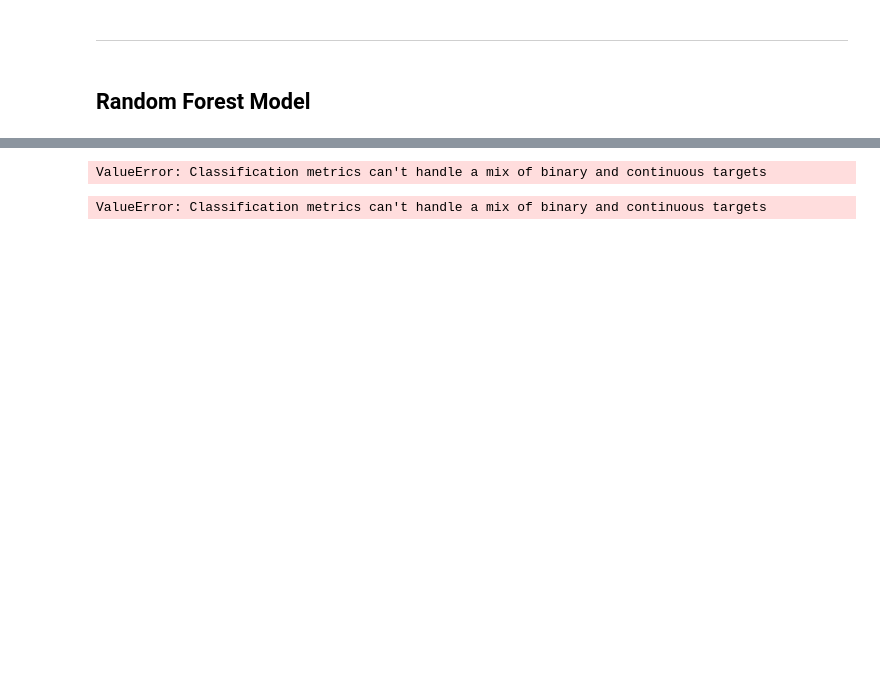
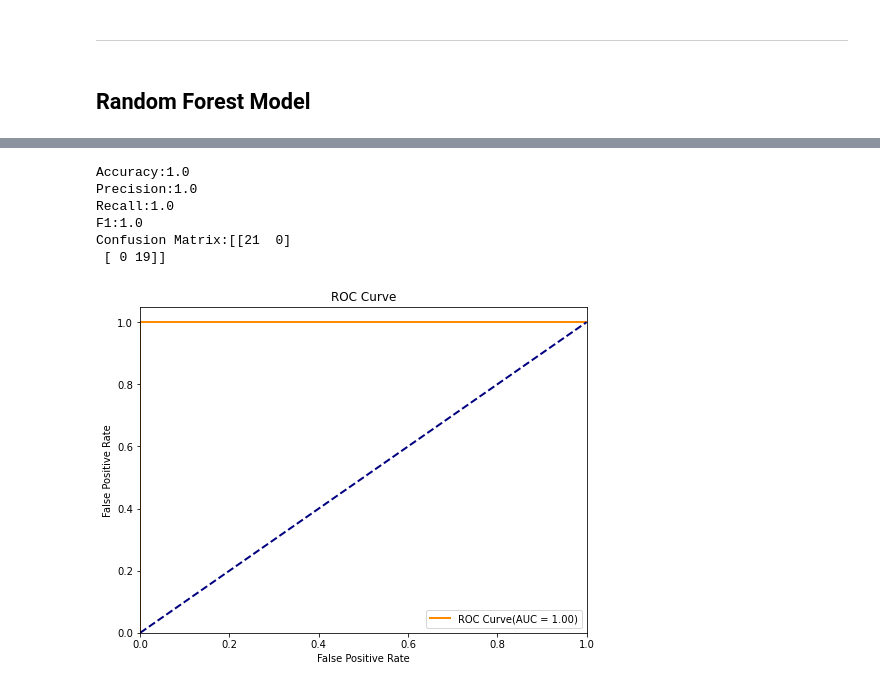
Before and after one commit to Edna722/CODSOFT_ML, a Jupyter notebook: Sales Prediction.ipynb, the cells around one changed output, grey strips where cells are left out. Drawn from its saved outputs; the diff is of its cells as text; code cells hidden in the pictures; blank space fills up the shorter version.

```diff
--- a/Sales Prediction.ipynb
+++ b/Sales Prediction.ipynb
@@ -301,11 +311,14 @@ Mean Squared Error:0.03948946937504335
 # %% [markdown]
 ## Random Forest Model
 # %%
-# Create a pipeline with the preprocessed and modelling steps
+# Create a pipeline with the preprocessed and modeling steps
 pipeline = Pipeline([
     ('scaler', StandardScaler()),
     ('clf', RandomForestClassifier())
 ])
+
+# Fit the entire pipeline, including fitting the scaler
+pipeline.fit(X_train, y_train)
+
+# Predict the labels of the test set
+y_pred = pipeline.predict(X_test)
-# %%
-# Fit the model
-pipeline.fit = (X_train, y_train)
@@ -317,13 +325,26 @@ NotFittedError: This StandardScaler instance is not fitted yet. Call 'fit' with
-# %%
-accuracy = accuracy_score(y_test, y_pred)
-
-print(f"Accuracy:{accuracy}")
-# %% [output]
-ValueError: Classification metrics can't handle a mix of binary and continuous targets
-# %%
-
-precision = precision_score(y_test, y_pred)
-recall = recall_score(y_test, y_pred)
-recall = recall_score(y_test, y_pred)
-# %% [output]
-ValueError: Classification metrics can't handle a mix of binary and continuous targets
+# %%
+# Evalate teh Classification model
+accuracy = accuracy_score(y_test, y_pred)
+precision = precision_score(y_test, y_pred)
+recall = recall_score(y_test, y_pred)
+f1 = f1_score(y_test, y_pred)
+conf = confusion_matrix(y_test, y_pred)
+
+
+
+print(f"Accuracy:{accuracy}")
+print(f"Precision:{precision}")
+print(f"Recall:{recall}")
+print(f"F1:{f1}")
+print(f"Confusion Matrix:{conf}")
+# %% [output]
+Accuracy:1.0
+Precision:1.0
+Recall:1.0
+F1:1.0
+Confusion Matrix:[[21  0]
+ [ 0 19]]
+# %%
+# Calculate the ROC Curve
+y_prob = pipeline.predict_proba(X_test)[:,1]
+fpr, tpr ,threshold = roc_curve(y_test, y_prob)
@@ -329,0 +354,13 @@ ValueError: Classification metrics can't handle a mix of binary and continuous t
+# %%
+plt.figure(figsize = (8,6))
+plt.plot(fpr, tpr, color = 'darkorange', lw = 2,label = f"ROC Curve(AUC = {roc_auc:.2f})")
+plt.plot([0,1],[0,1], color = 'navy', lw = 2,linestyle='--')
+plt.xlim([0.0,1.0])
+plt.ylim([0.0,1.05])
+plt.xlabel('False Positive Rate')
+plt.ylabel('False Positive Rate')
+plt.title('ROC Curve')
+plt.legend(loc= 'lower right')
+plt.show()
+# %% [output]
+[figure, added]
```
Also changed, not shown: parts of 6 cells of this notebook, 1 other file.
